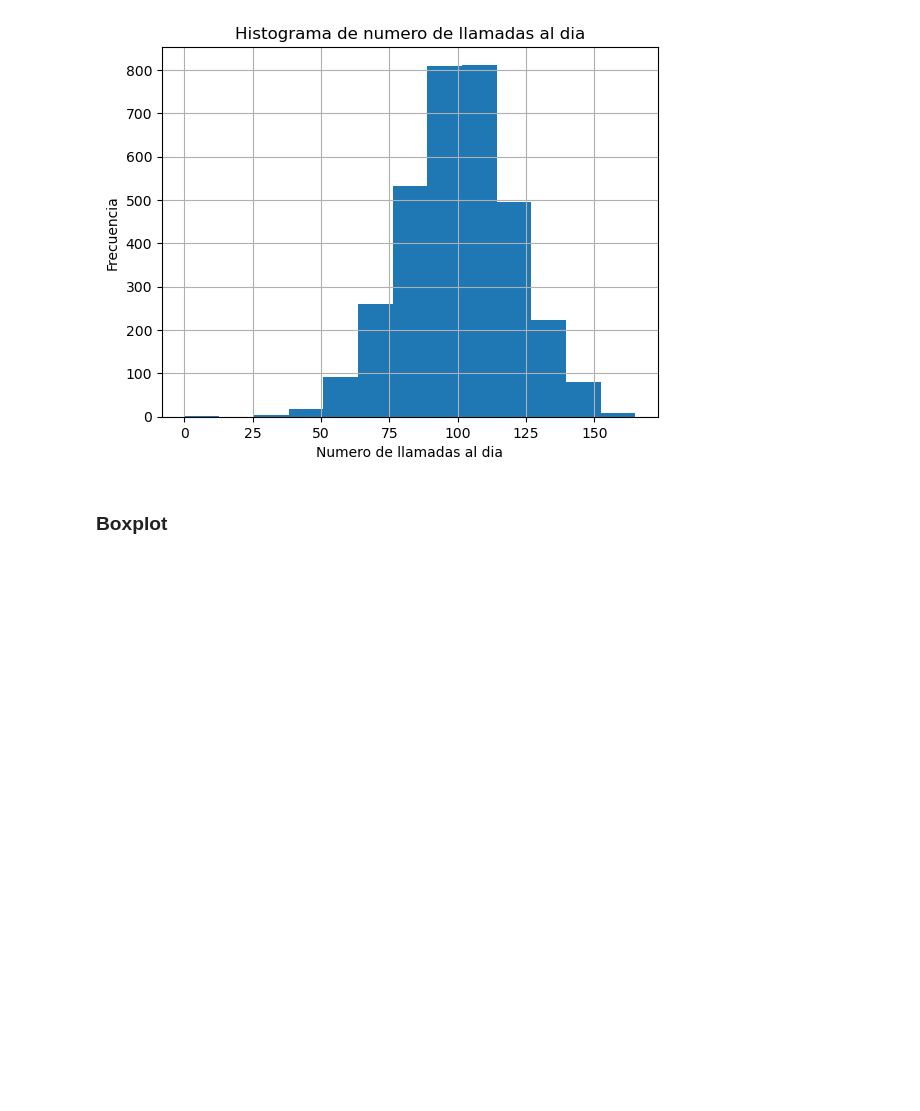
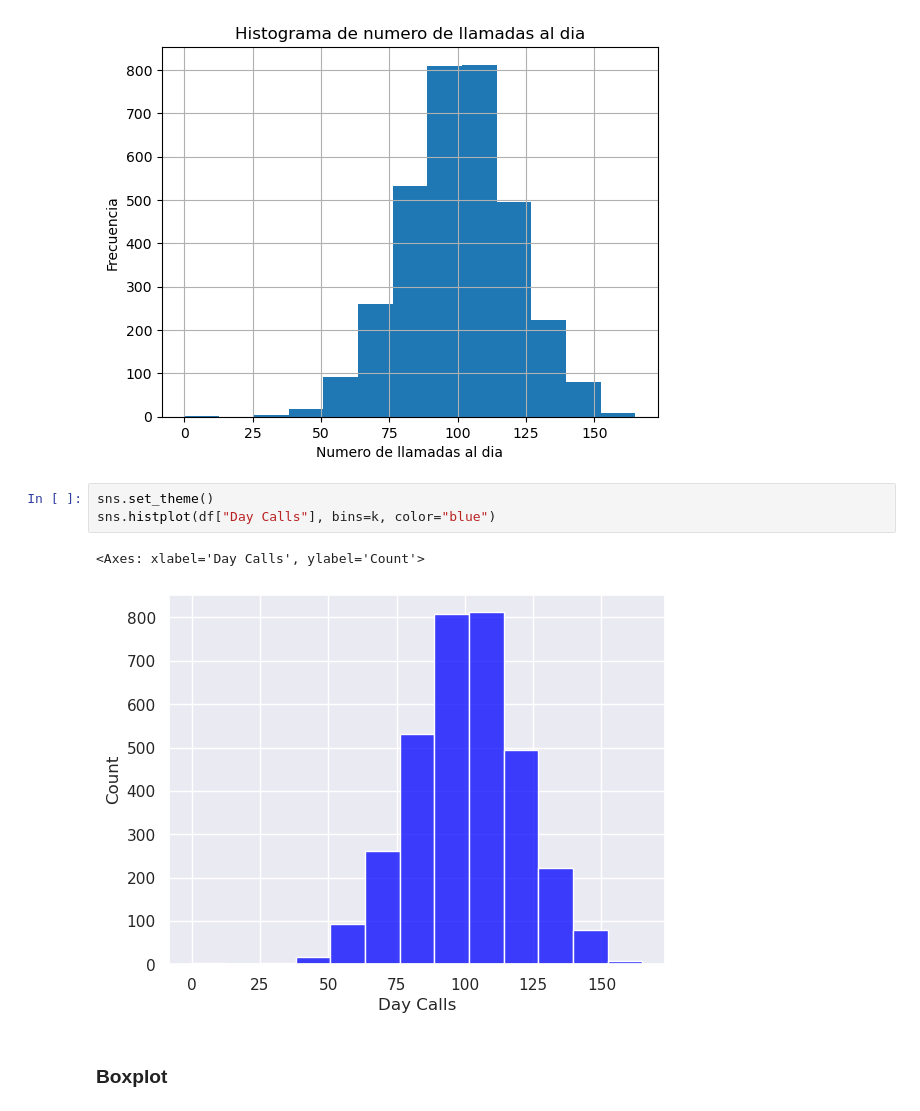
Before and after one commit to mmunozbe/ml-course, a Jupyter notebook: T1-3-Data cleaning-plots.ipynb, the cells around one changed output. Cells and saved outputs as stored; diff of their text form; blank space fills up the shorter version.

```diff
--- a/T1-3-Data cleaning-plots.ipynb
+++ b/T1-3-Data cleaning-plots.ipynb
@@ -61,6 +62,12 @@ plt.grid(visible=True)
 plt.show()
 # %% [output]
 [figure]
+# %%
+sns.set_theme()
+sns.histplot(df["Day Calls"], bins=k, color="blue")
+# %% [output]
+<Axes: xlabel='Day Calls', ylabel='Count'>
+[figure, added]
 # %% [markdown]
 ### Boxplot
 # %%
```
Also changed, not shown: parts of 2 cells of this notebook.
